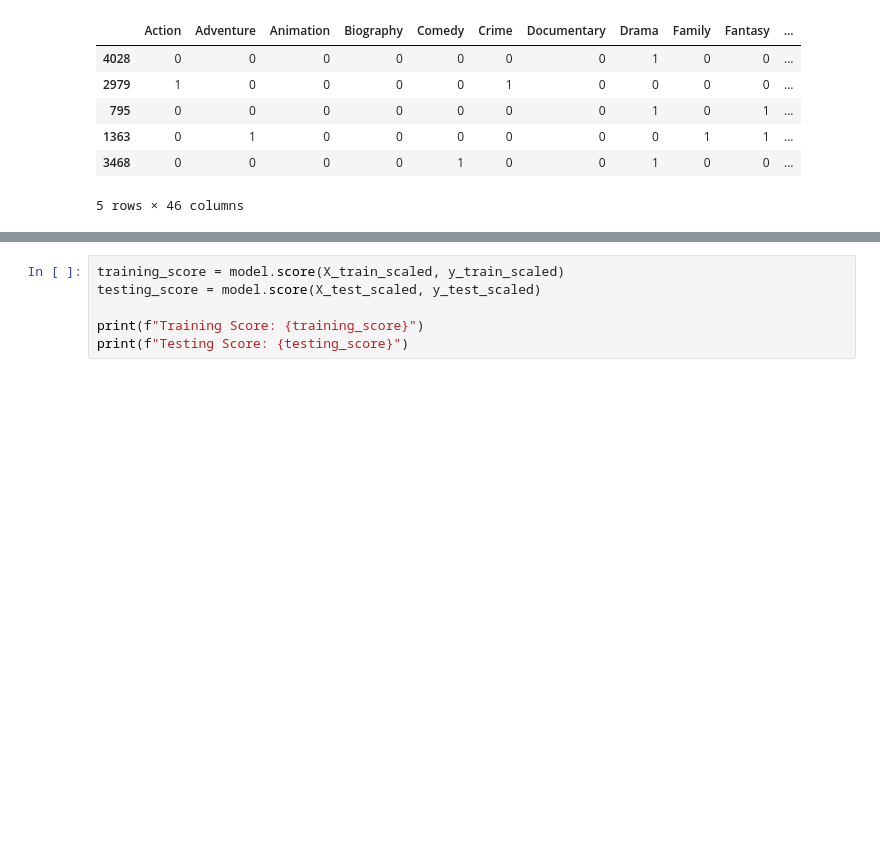
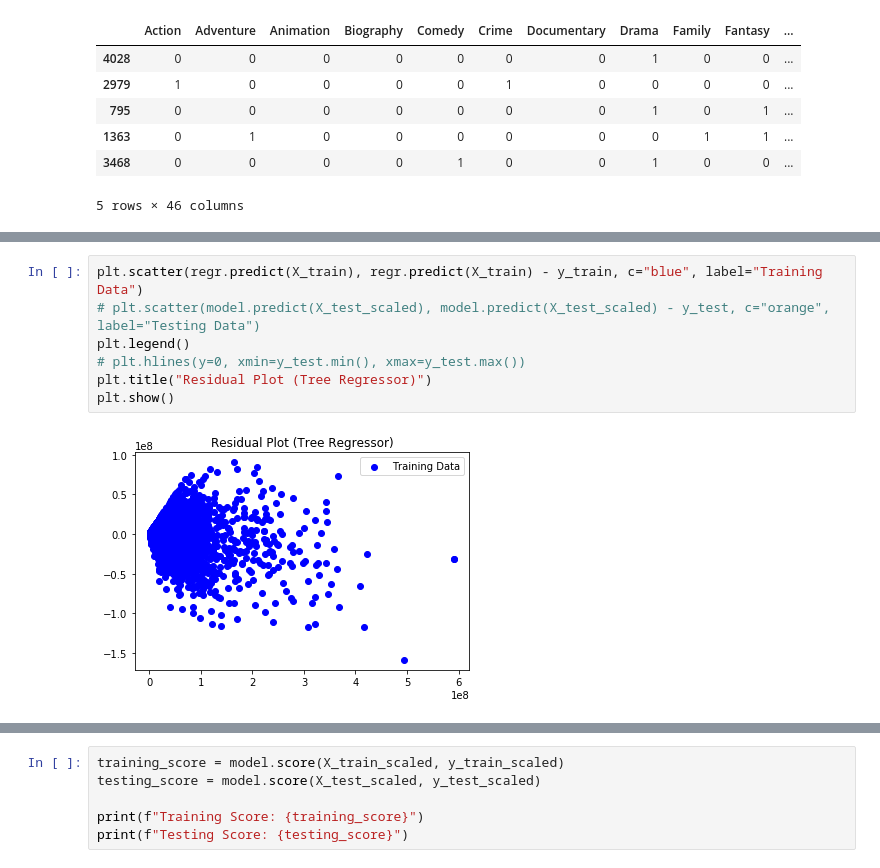
Before and after one commit to czwong/Movie_Machine_Learning, a Jupyter notebook: ML/new_ML.ipynb, the cells around one changed output, grey strips where cells are left out. Drawn from its saved outputs; the diff is of its cells as text; blank space fills up the shorter version.

```diff
--- a/ML/new_ML.ipynb
+++ b/ML/new_ML.ipynb
@@ -111,0 +133,9 @@ y_test_scaled = y_scaler.transform(y_test)
+# %%
+plt.scatter(regr.predict(X_train), regr.predict(X_train) - y_train, c="blue", label="Training Data")
+# plt.scatter(model.predict(X_test_scaled), model.predict(X_test_scaled) - y_test, c="orange", label="Testing Data")
+plt.legend()
+# plt.hlines(y=0, xmin=y_test.min(), xmax=y_test.max())
+plt.title("Residual Plot (Tree Regressor)")
+plt.show()
+# %% [output]
+[figure, added]
```
Also changed, not shown: parts of 7 cells of this notebook, 9 other files.
